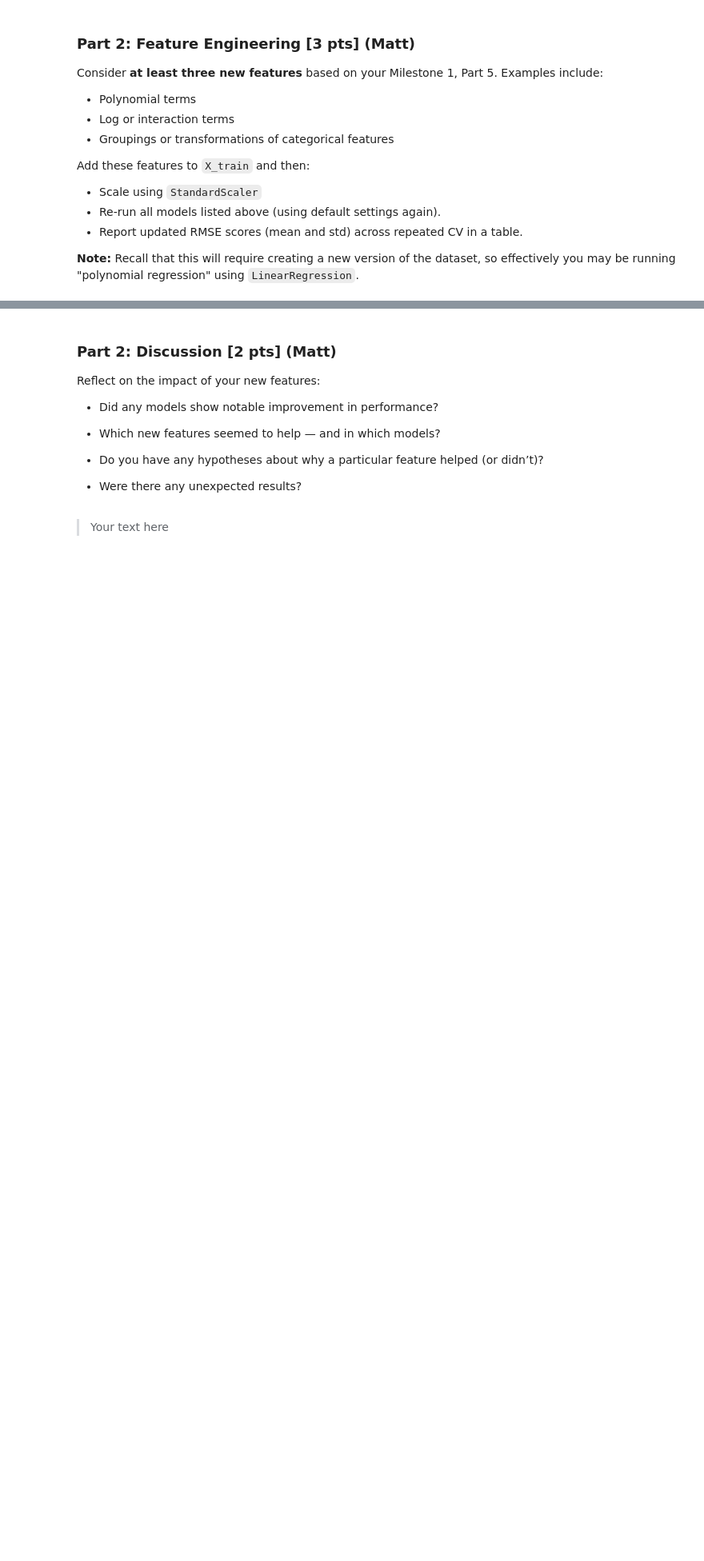
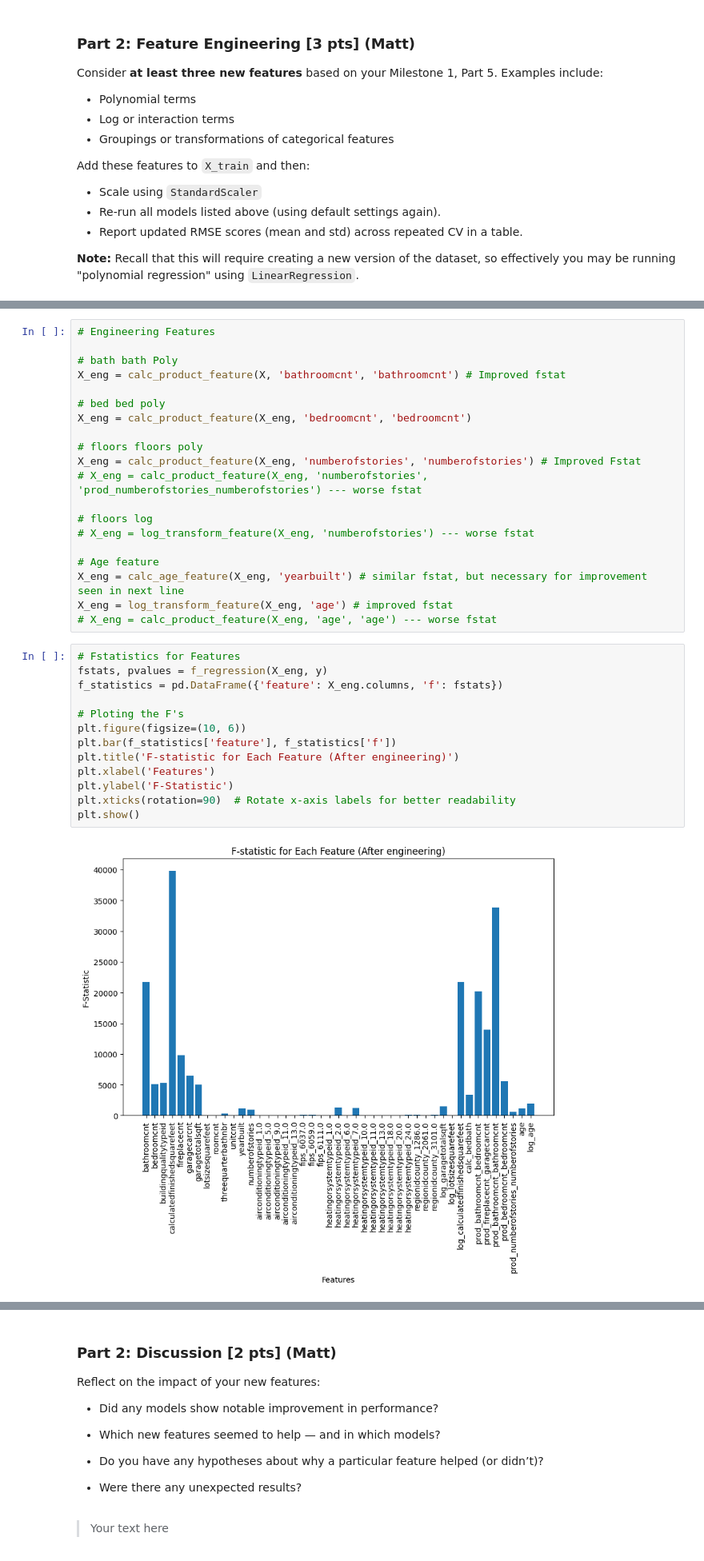
Before and after one commit to shmorhunmsds/ml_final_project, a Jupyter notebook: Milestone_02.ipynb, the cells around one changed output, grey strips where cells are left out. Shown: that part at 80% size. Cells and saved outputs as stored; diff of their text form; blank space fills up the shorter version.

Commit message:
Completed Feature Engineering - will complete discussion after it runs

```diff
--- a/Milestone_02.ipynb
+++ b/Milestone_02.ipynb
@@ -280,0 +381,35 @@ Add these features to `X_train` and then:
+# %%
+# Engineering Features
+
+# bath bath Poly
+X_eng = calc_product_feature(X, 'bathroomcnt', 'bathroomcnt') # Improved fstat
+
+# bed bed poly
+X_eng = calc_product_feature(X_eng, 'bedroomcnt', 'bedroomcnt')
+
+# floors floors poly
+X_eng = calc_product_feature(X_eng, 'numberofstories', 'numberofstories') # Improved Fstat
+# X_eng = calc_product_feature(X_eng, 'numberofstories', 'prod_numberofstories_numberofstories') --- worse fstat
+
+# floors log
+# X_eng = log_transform_feature(X_eng, 'numberofstories') --- worse fstat
+
+# Age feature
+X_eng = calc_age_feature(X_eng, 'yearbuilt') # similar fstat, but necessary for improvement seen in next line
+X_eng = log_transform_feature(X_eng, 'age') # improved fstat
+# X_eng = calc_product_feature(X_eng, 'age', 'age') --- worse fstat
+# %%
+# Fstatistics for Features
+fstats, pvalues = f_regression(X_eng, y)
+f_statistics = pd.DataFrame({'feature': X_eng.columns, 'f': fstats})
+
+# Ploting the F's
+plt.figure(figsize=(10, 6))
+plt.bar(f_statistics['feature'], f_statistics['f'])
+plt.title('F-statistic for Each Feature (After engineering)')
+plt.xlabel('Features')
+plt.ylabel('F-Statistic')
+plt.xticks(rotation=90)  # Rotate x-axis labels for better readability
+plt.show()
+# %% [output]
+[figure, added]
```
Also changed, not shown: parts of 8 cells of this notebook, 1 other file.
